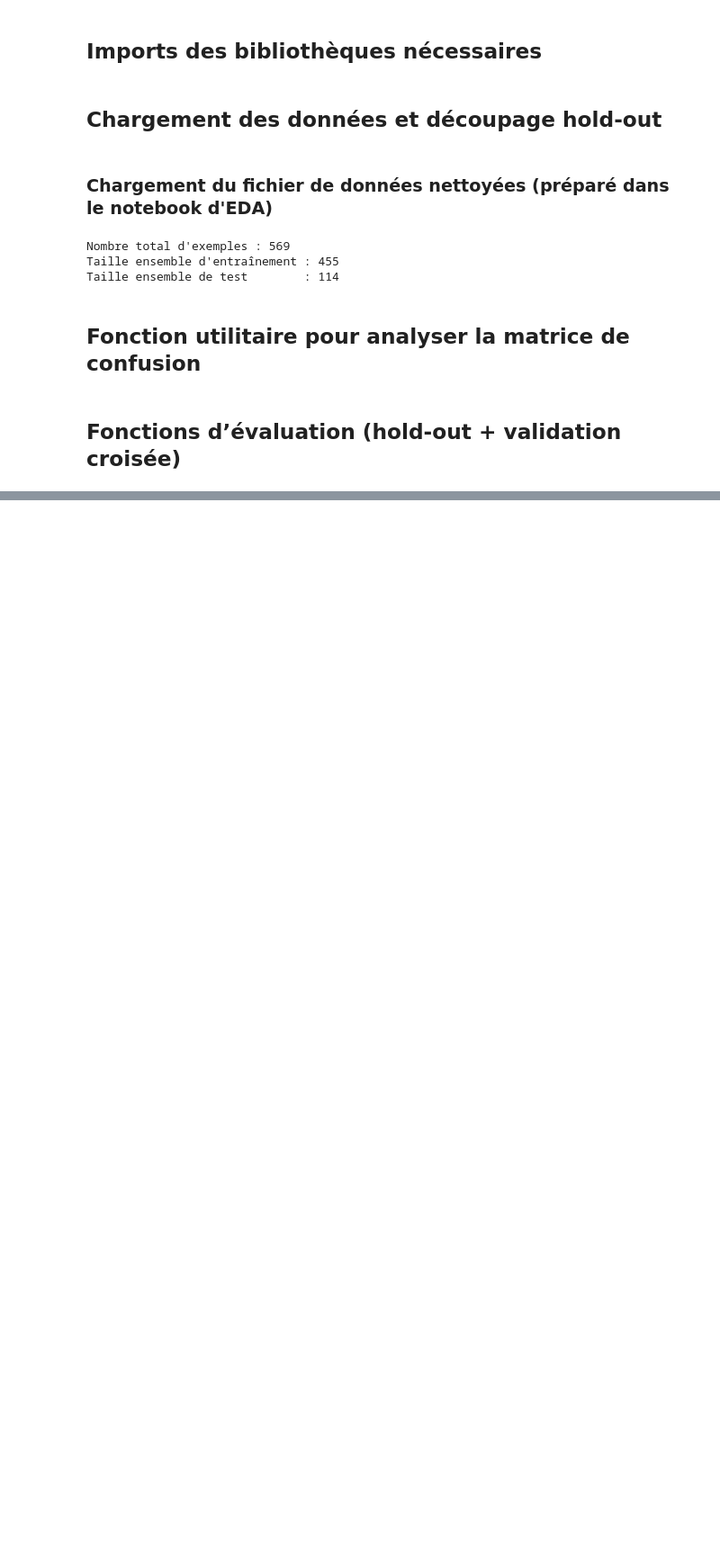
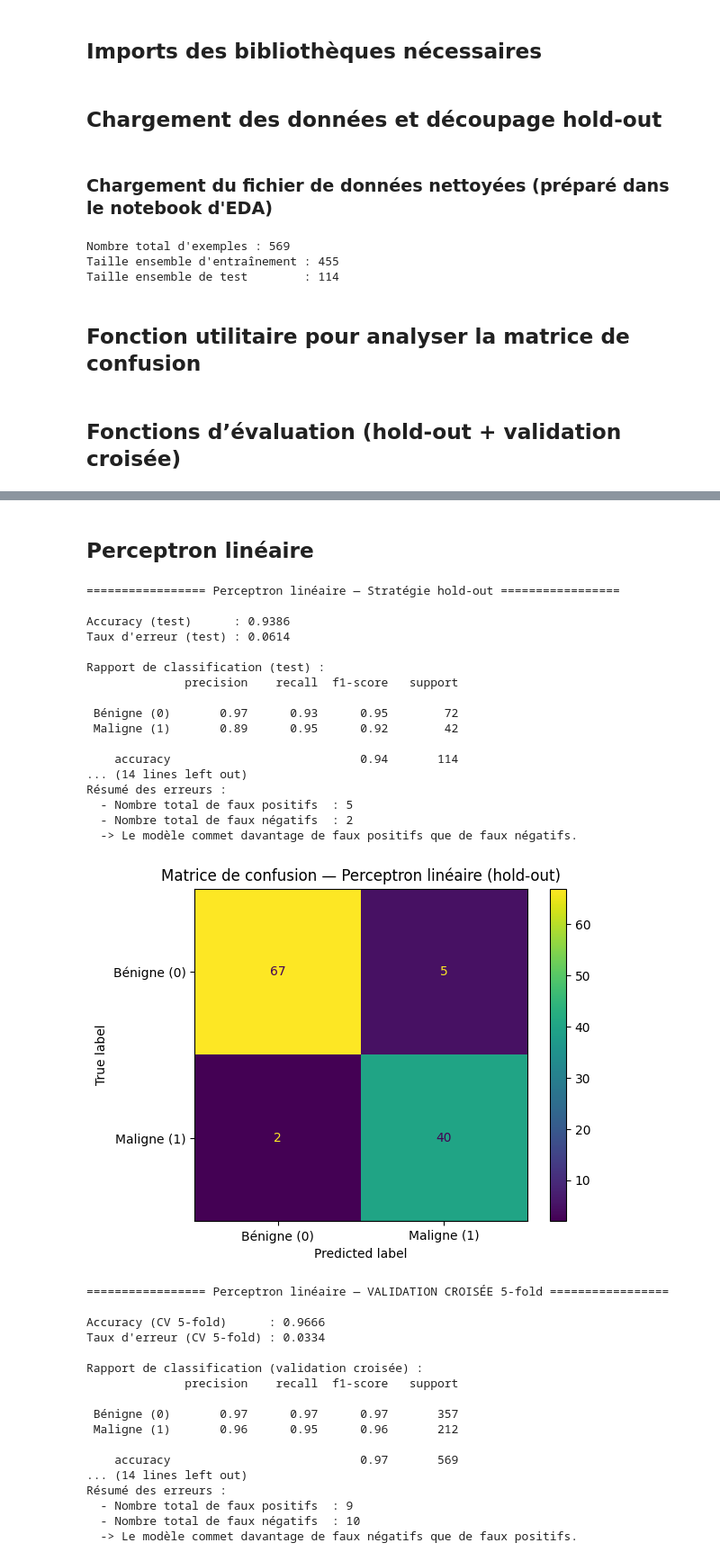
Before and after one commit to RSoups11/Apprentissage_Projet, a Jupyter notebook: notebooks/modelisation.ipynb, the cells around one changed output, grey strips where cells are left out. Shown at 90% size. Saved outputs shown, nothing was run; the diff lists cells and outputs as text; code cells hidden in the pictures; blank space fills up the shorter version.

Commit message:
Implémente Perceptron linéaire (hold-out + CV 5-fold)

```diff
--- a/notebooks/modelisation.ipynb
+++ b/notebooks/modelisation.ipynb
@@ -249,3 +249,73 @@ def eval_cv(model, model_name, X, y, cv_splits=5):
 # %%
 # On gardera ici un dictionnaire de résultats par (modèle, stratégie)
 resultats = []
+# %% [markdown]
+## Perceptron linéaire
+# %%
+# Pipeline :
+#   1) Standardisation des features (moyenne 0, variance 1)
+#   2) Perceptron linéaire
+pipe_perceptron = Pipeline([
+    ("scaler", StandardScaler()),
+    ("clf", Perceptron(
+        max_iter=1000,          # nombre max d'itérations (passes sur les données)
+        tol=1e-3,               # critère d'arrêt sur la variation de l'erreur
+        eta0=1.0,               # taux d'apprentissage initial
+        # learning_rate="constant",
+        random_state=0          # graine aléatoire (initialisation des poids)
+    ))
+])
+
+# --- Évaluation hold-out ---
+res_ph = eval_holdout(
+    model=pipe_perceptron,
+    model_name="Perceptron linéaire",
+    X_train=X_train, X_test=X_test,
+    y_train=y_train, y_test=y_test
+)
+resultats.append(res_ph)
+
+# --- Évaluation validation croisée 5-fold ---
+res_pcv = eval_cv(
+    model=pipe_perceptron,
+    model_name="Perceptron linéaire",
+    X=X, y=y,
+    cv_splits=5
+)
+resultats.append(res_pcv)
+# %% [output]
+================= Perceptron linéaire — Stratégie hold-out =================
+
+Accuracy (test)      : 0.9386
+Taux d'erreur (test) : 0.0614
+
+Rapport de classification (test) :
+              precision    recall  f1-score   support
+
+ Bénigne (0)       0.97      0.93      0.95        72
+ Maligne (1)       0.89      0.95      0.92        42
+
+    accuracy                           0.94       114
+... (14 lines left out)
+Résumé des erreurs :
+  - Nombre total de faux positifs  : 5
+  - Nombre total de faux négatifs  : 2
+  -> Le modèle commet davantage de faux positifs que de faux négatifs.
+[figure, added]
+================= Perceptron linéaire — VALIDATION CROISÉE 5-fold =================
+
+Accuracy (CV 5-fold)      : 0.9666
+Taux d'erreur (CV 5-fold) : 0.0334
+
+Rapport de classification (validation croisée) :
+              precision    recall  f1-score   support
+
+ Bénigne (0)       0.97      0.97      0.97       357
+ Maligne (1)       0.96      0.95      0.96       212
+
+    accuracy                           0.97       569
+... (14 lines left out)
+Résumé des erreurs :
+  - Nombre total de faux positifs  : 9
+  - Nombre total de faux négatifs  : 10
+  -> Le modèle commet davantage de faux négatifs que de faux positifs.
```
Also changed, not shown: parts of 2 cells of this notebook.
